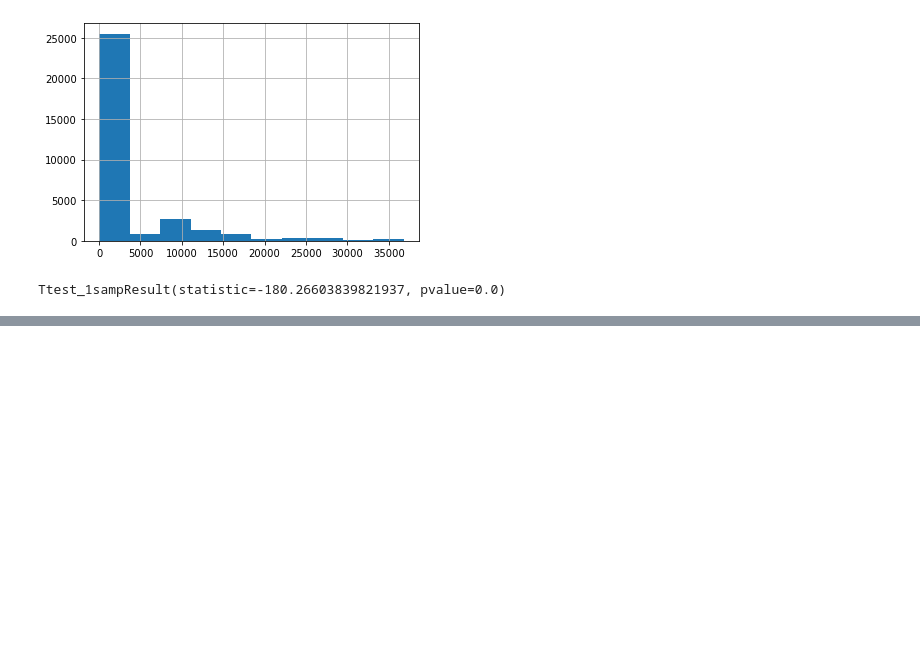
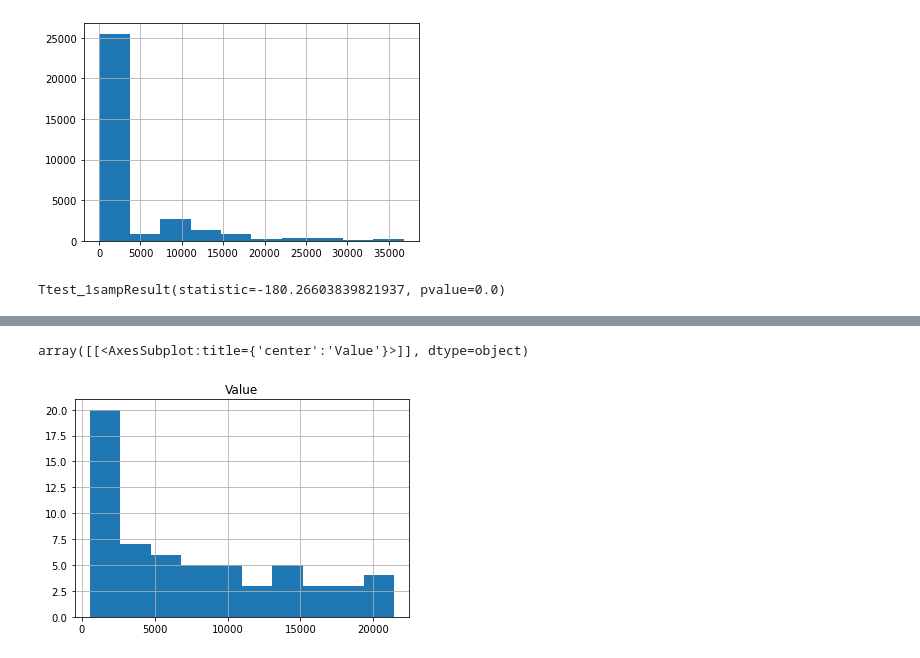
Before and after one commit to Darringtonh2/WozUFinalProject, a Jupyter notebook: Code/Single Sample T-test .ipynb, the cells around one changed output, grey strips where cells are left out. Saved outputs shown, nothing was run; the diff lists cells and outputs as text; code cells hidden in the pictures; blank space fills up the shorter version.

```diff
--- a/Code/Single Sample T-test .ipynb
+++ b/Code/Single Sample T-test .ipynb
@@ -131,0 +96,2 @@ Was unsuccesful in running a Single Sample T-test for S&P 500
+# %%
+GDP = pd.read_csv("/Users/darringtonhenderson/Documents/GitHub Final/WozUFinalProject/FinalProject/Data/HistoricalUSIndicatorGDP.csv")
@@ -131,0 +116,5 @@ Was unsuccesful in running a Single Sample T-test for S&P 500
+# %%
+GDP.hist()
+# %% [output]
+array([[<AxesSubplot:title={'center':'Value'}>]], dtype=object)
+[figure, added]
```
Also changed, not shown: parts of 145 cells of this notebook.
